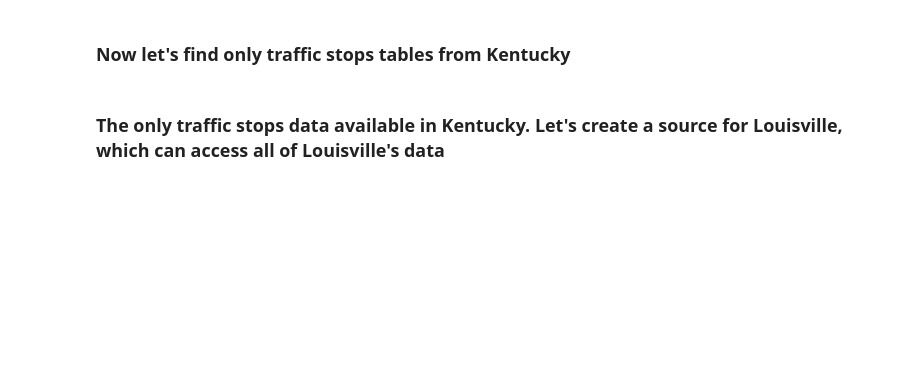
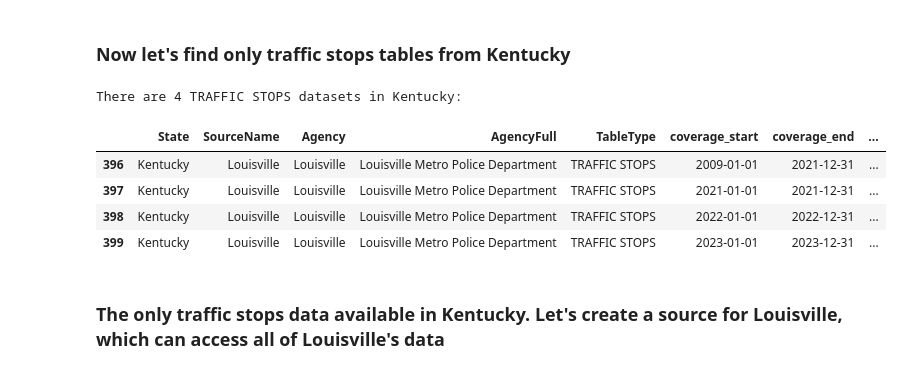
Before and after one commit to openpolicedata/opd-examples, a Jupyter notebook: presentations/IRE23/ire23_finding_the_story_police_stop_date.ipynb, the cells around one changed output. Drawn from its saved outputs; the diff is of its cells as text; code cells hidden in the pictures; blank space fills up the shorter version.

```diff
--- a/presentations/IRE23/ire23_finding_the_story_police_stop_date.ipynb
+++ b/presentations/IRE23/ire23_finding_the_story_police_stop_date.ipynb
@@ -426,13 +453,20 @@ datasets.iloc[startrow:startrow+num_rows]
 # %%
 table_name = "TRAFFIC STOPS"
 state_name = "Kentucky"
 
 '''Create a query for only states matching state_name and table types matching table_name'''
-
+datasets = opd.datasets.query(table_type=table_name, state=state_name)
 
 
 print(f"There are {len(datasets)} {table_name} datasets in {state_name}:")
 datasets
+# %% [output]
+There are 4 TRAFFIC STOPS datasets in Kentucky:
+|  | State | SourceName | Agency | AgencyFull | TableType | coverage_start | coverage_end | ... |
+| 396 | Kentucky | Louisville | Louisville | Louisville Metro Police Department | TRAFFIC STOPS | 2009-01-01 | 2021-12-31 | ... |
+| 397 | Kentucky | Louisville | Louisville | Louisville Metro Police Department | TRAFFIC STOPS | 2021-01-01 | 2021-12-31 | ... |
+| 398 | Kentucky | Louisville | Louisville | Louisville Metro Police Department | TRAFFIC STOPS | 2022-01-01 | 2022-12-31 | ... |
+| 399 | Kentucky | Louisville | Louisville | Louisville Metro Police Department | TRAFFIC STOPS | 2023-01-01 | 2023-12-31 | ... |
 # %% [markdown]
 ### The only traffic stops data available in Kentucky. Let's create a source for Louisville, which can access all of Louisville's data
 # %%
```
Also changed, not shown: parts of 6 cells of this notebook.
